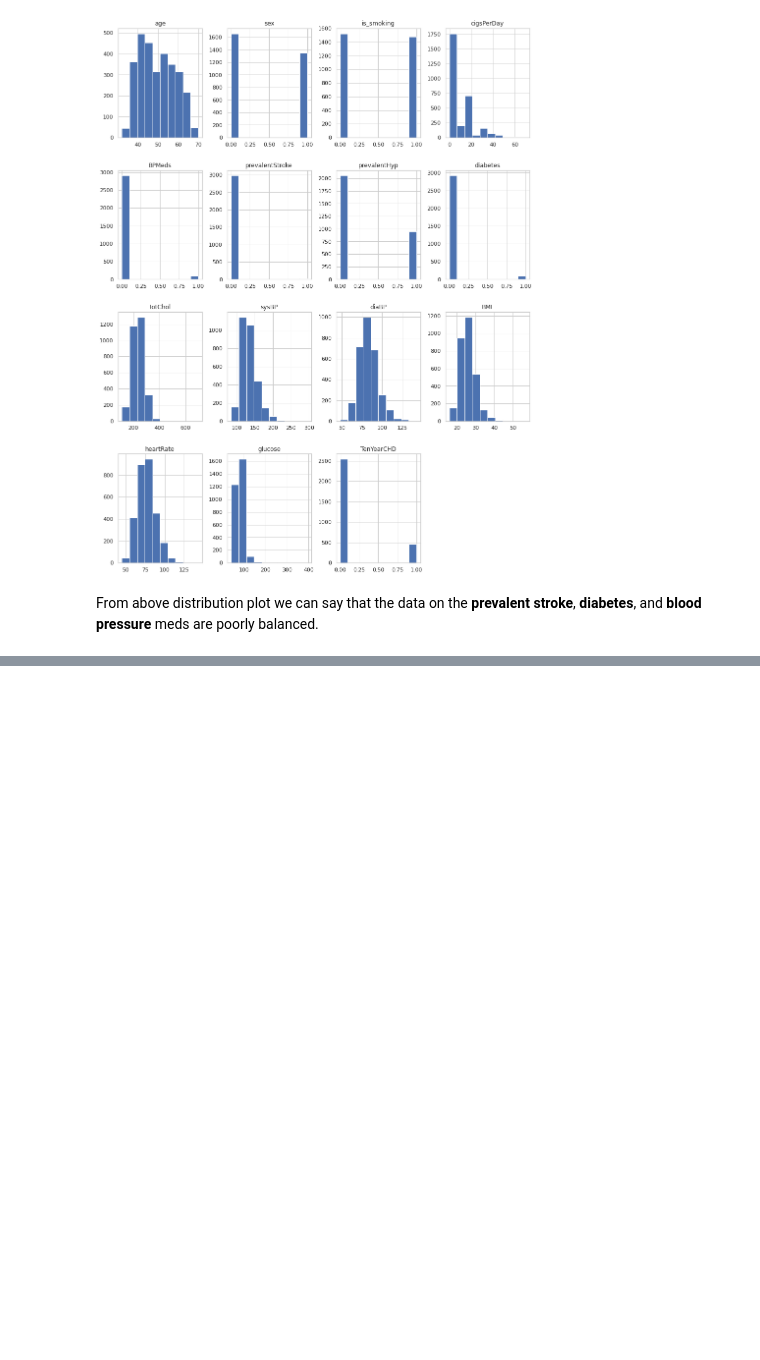
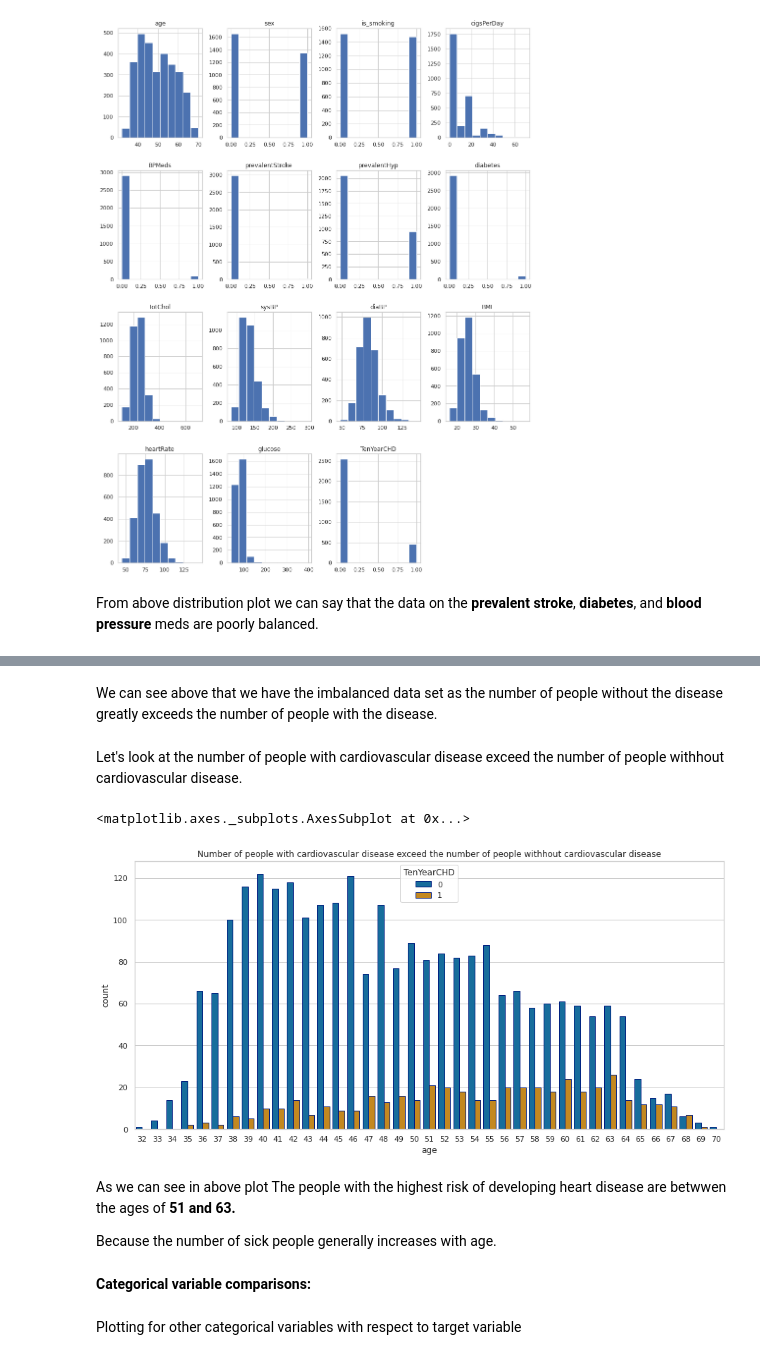
Before and after one commit to RITIK1442840127/Cardiovascular-Risk-Prediction-, a Jupyter notebook: Capstone_Project_3_Cardiovascular_Risk_Prediction_Ritik_Tiwari.ipynb, the cells around one changed output, grey strips where cells are left out. Cells and saved outputs as stored; diff of their text form; code cells hidden in the pictures; blank space fills up the shorter version.

```diff
--- a/Capstone_Project_3_Cardiovascular_Risk_Prediction_Ritik_Tiwari.ipynb
+++ b/Capstone_Project_3_Cardiovascular_Risk_Prediction_Ritik_Tiwari.ipynb
@@ -334,0 +363,20 @@ From above distribution plot we can say that the data on the **prevalent stroke*
+# %% [markdown]
+We can see above that we have the imbalanced data set as the number of people without the disease greatly exceeds the number of people with the disease.
+# %% [markdown]
+Let's look at the number of people with cardiovascular disease exceed the  number of people withhout cardiovascular disease.
+# %%
+# Visualising the target and age variable
+plt.figure(figsize=[15,7])
+plt.title("Number of people with cardiovascular disease exceed the number of people withhout cardiovascular disease")
+sns.countplot(x='age', hue='TenYearCHD', data=df, palette='colorblind', edgecolor=sns.color_palette('dark', n_colors=1))
+# %% [output]
+<matplotlib.axes._subplots.AxesSubplot at 0x...>
+[figure, added]
+# %% [markdown]
+As we can see in above plot The people with the highest risk of developing heart disease are betwwen the ages of **51 and 63.**
+
+Because the number of sick people generally increases with age.
+# %% [markdown]
+**Categorical variable comparisons:**
+# %% [markdown]
+Plotting for other categorical variables with respect to target variable
```
Also changed, not shown: parts of 12 cells of this notebook.
